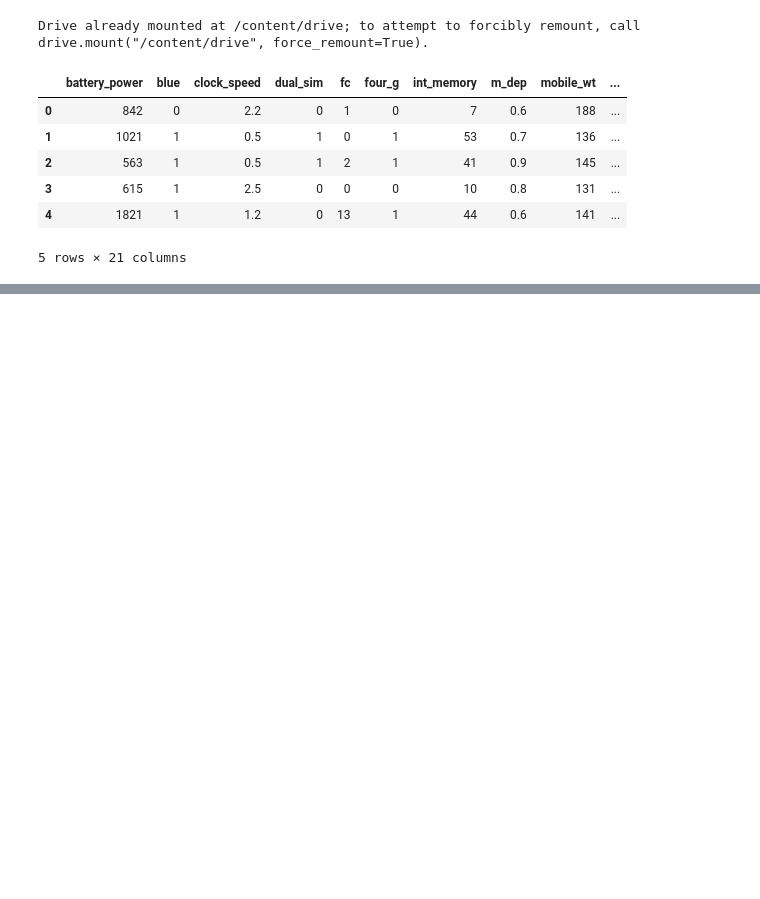
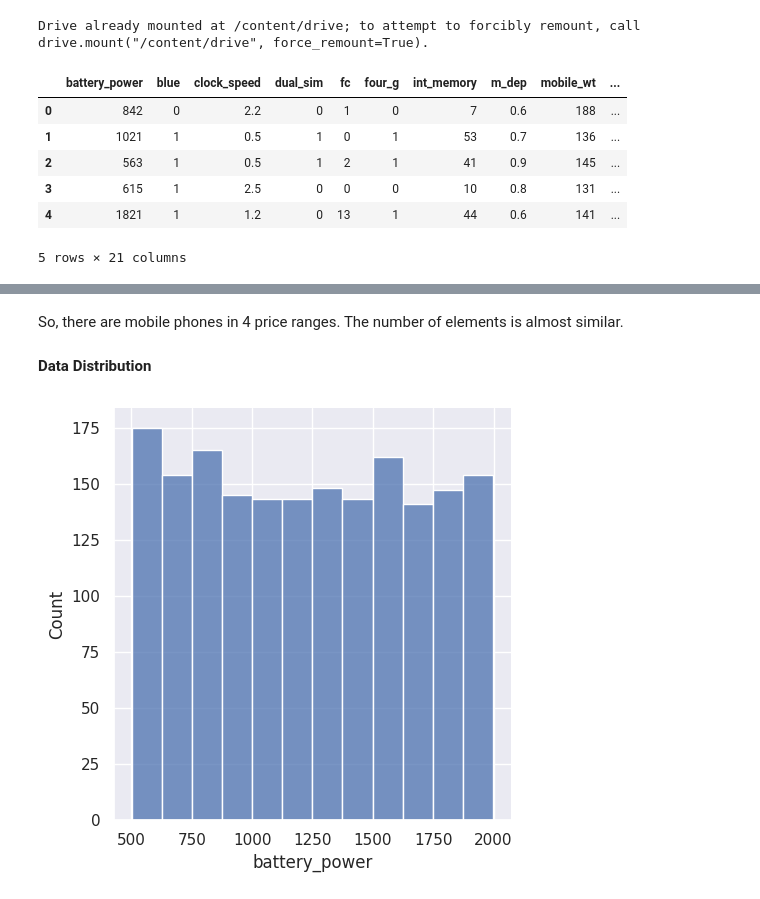
Before and after one commit to Navneet-Nicer/Mobile-Price-Prediction, a Jupyter notebook: Classification_Mobile_Price_Prediction3.ipynb, the cells around one changed output, grey strips where cells are left out. Cells and saved outputs as stored; diff of their text form; code cells hidden in the pictures; blank space fills up the shorter version.

```diff
--- a/Classification_Mobile_Price_Prediction3.ipynb
+++ b/Classification_Mobile_Price_Prediction3.ipynb
@@ -93,0 +132,11 @@ train_data.head()
+# %% [markdown]
+So, there are mobile phones in 4 price ranges. The number of elements is almost similar.
+# %% [markdown]
+**Data Distribution**
+# %%
+# First, we see how the battery mAh is spread.
+sns.set(rc={'figure.figsize':(5,5)})
+ax=sns.displot(data=train_data_f["battery_power"])
+plt.show()
+# %% [output]
+[figure, added]
```
Also changed, not shown: parts of 17 cells of this notebook.
